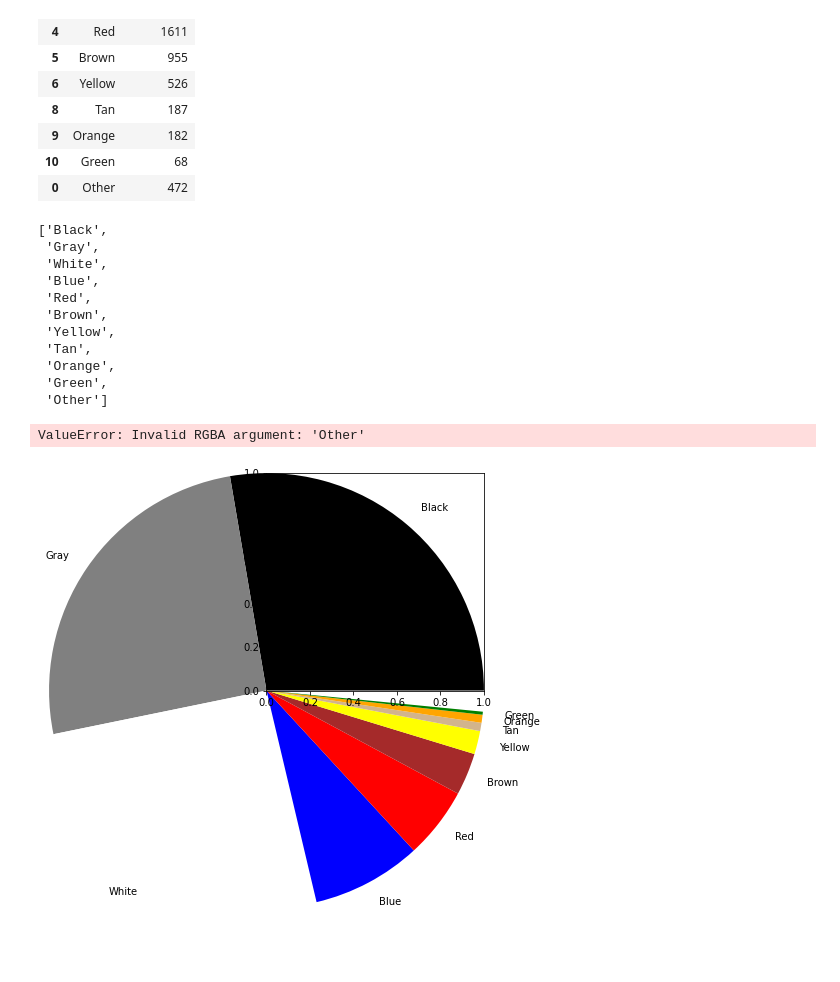
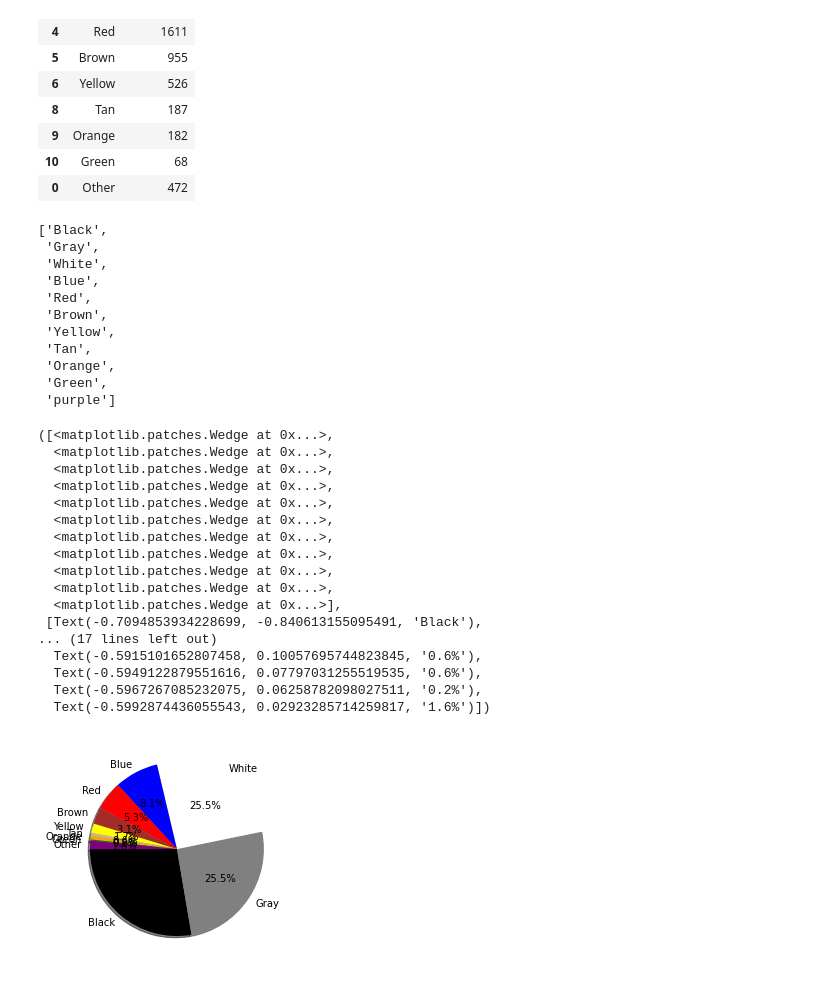
Before and after one commit to RyanAdamGonzalez1996/Project1, a Jupyter notebook: Vehicle_Color.ipynb, the cells around one changed output. Cells and saved outputs as stored; diff of their text form; code cells hidden in the pictures; blank space fills up the shorter version.

Commit message:
Fixes colors list to change plot color to purple when car color is 'Other'. Adds more formatting to pie chart.

```diff
--- a/Vehicle_Color.ipynb
+++ b/Vehicle_Color.ipynb
@@ -109,7 +109,7 @@ color_df
 | 10 | Green | 68 |
 | 0 | Other | 472 |
 # %%
-colors = [c if ~(c=='Other') else 'purple' for c in color_df['Colors']]
+colors = [c if c!='Other' else 'purple' for c in color_df['Colors']]
 colors
 # %% [output]
 ['Black',
@@ -122,9 +122,31 @@ colors
  'Tan',
  'Orange',
  'Green',
- 'Other']
+ 'purple']
 # %%
-plt.pie(color_df['Num Cars'], labels=color_df['Colors'], colors=colors)
+plt.pie(color_df['Num Cars'],
+        labels=color_df['Colors'],
+        colors=colors,
+        shadow=True,
+        autopct='%1.1f%%',
+        startangle=180
+       )
 # %% [output]
-ValueError: Invalid RGBA argument: 'Other'
+([<matplotlib.patches.Wedge at 0x...>,
+  <matplotlib.patches.Wedge at 0x...>,
+  <matplotlib.patches.Wedge at 0x...>,
+  <matplotlib.patches.Wedge at 0x...>,
+  <matplotlib.patches.Wedge at 0x...>,
+  <matplotlib.patches.Wedge at 0x...>,
+  <matplotlib.patches.Wedge at 0x...>,
+  <matplotlib.patches.Wedge at 0x...>,
+  <matplotlib.patches.Wedge at 0x...>,
+  <matplotlib.patches.Wedge at 0x...>,
+  <matplotlib.patches.Wedge at 0x...>],
+ [Text(-0.7094853934228699, -0.840613155095491, 'Black'),
+... (17 lines left out)
+  Text(-0.5915101652807458, 0.10057695744823845, '0.6%'),
+  Text(-0.5949122879551616, 0.07797031255519535, '0.6%'),
+  Text(-0.5967267085232075, 0.06258782098027511, '0.2%'),
+  Text(-0.5992874436055543, 0.02923285714259817, '1.6%')])
-[figure, old version]
+[figure, new version]
```
Also changed, not shown: parts of 1 cell of this notebook.
